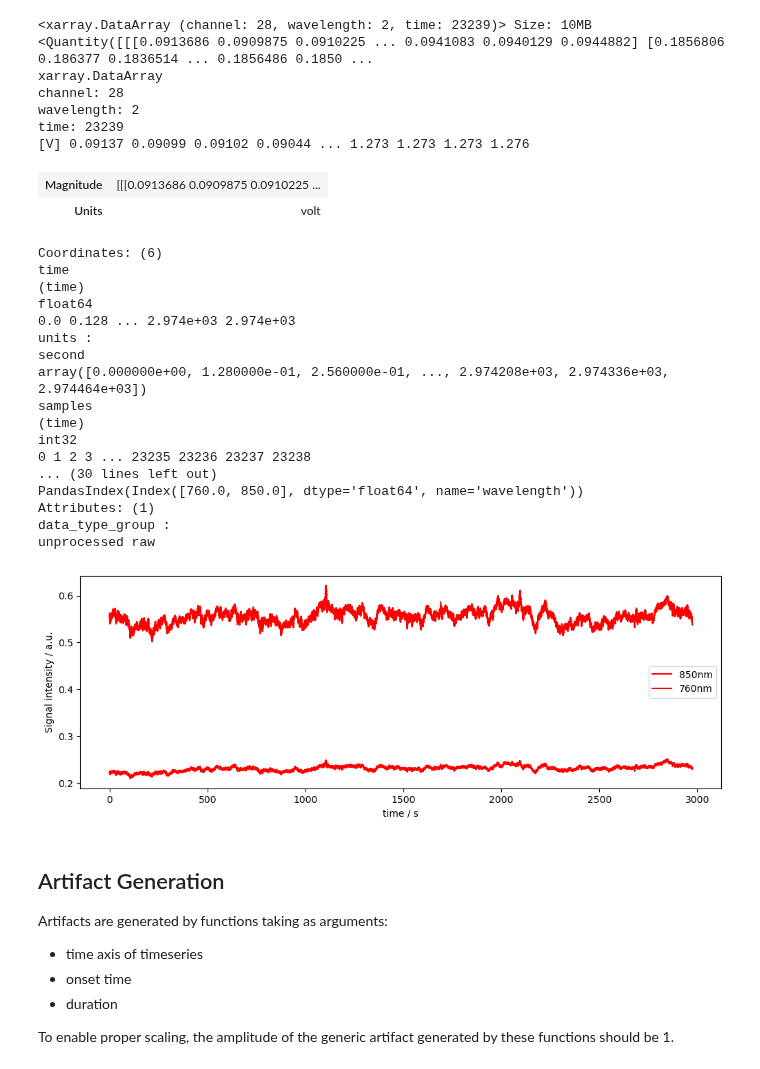
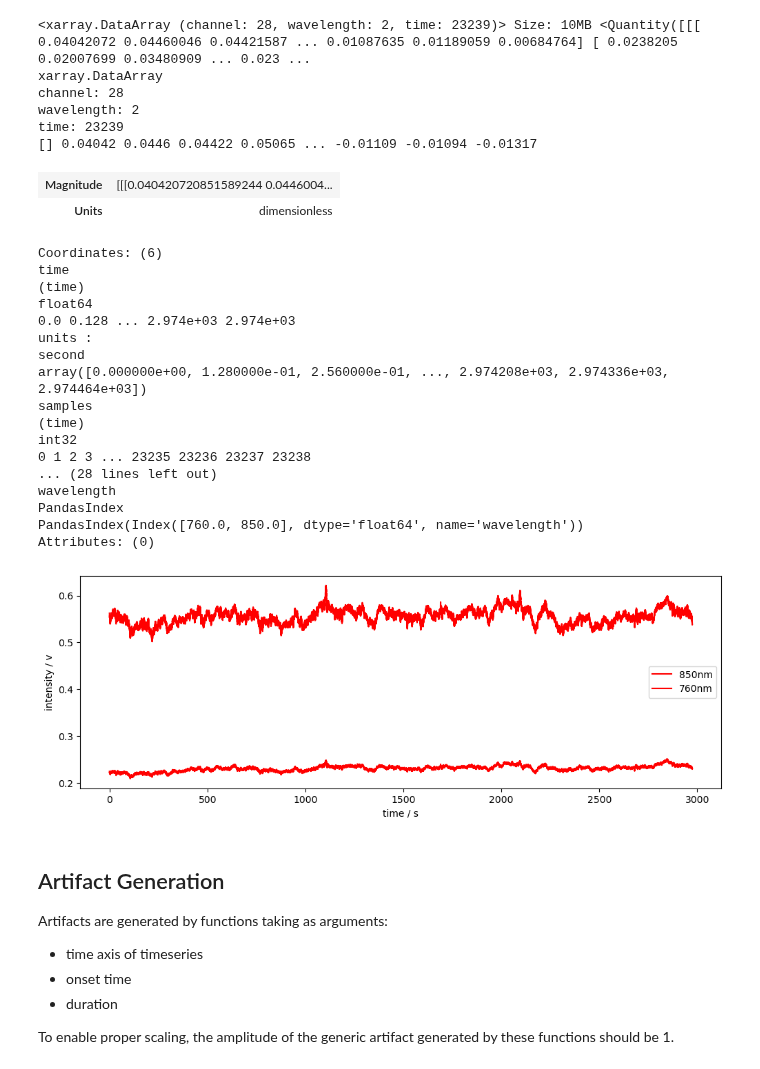
Before and after one commit to ibs-lab/cedalion, a Jupyter notebook: examples/synthetic_artifacts_example.ipynb, the cells around one changed output. Saved outputs shown, nothing was run; the diff lists cells and outputs as text; code cells hidden in the pictures.

```diff
--- a/examples/synthetic_artifacts_example.ipynb
+++ b/examples/synthetic_artifacts_example.ipynb
@@ -13,44 +13,45 @@ import numpy as np
 
 import cedalion.sim.synthetic_artifact as sa
 
 rec = datasets.get_fingertapping()
 rec["od"] = cedalion.nirs.int2od(rec["amp"])
 
 f,ax = p.subplots(1,1, figsize=(12,4))
 ax.plot( rec["amp"].time, rec["amp"].sel(channel="S3D3", wavelength="850"), "r-", label="850nm")
 ax.plot( rec["amp"].time, rec["amp"].sel(channel="S3D3", wavelength="760"), "r-", label="760nm")
 p.legend()
 ax.set_xlabel("time / s")
-ax.set_ylabel("Signal intensity / a.u.")
+ax.set_ylabel("intensity / v")
 
-display(rec["amp"])
+
+display(rec["od"])
 # %% [output]
-<xarray.DataArray (channel: 28, wavelength: 2, time: 23239)> Size: 10MB <Quantity([[[0.0913686 0.0909875 0.0910225 ... 0.0941083 0.0940129 0.0944882] [0.1856806 0.186377 0.1836514 ... 0.1856486 0.1850 ...
+<xarray.DataArray (channel: 28, wavelength: 2, time: 23239)> Size: 10MB <Quantity([[[ 0.04042072 0.04460046 0.04421587 ... 0.01087635 0.01189059 0.00684764] [ 0.0238205 0.02007699 0.03480909 ... 0.023 ...
 xarray.DataArray
 channel: 28
 wavelength: 2
 time: 23239
-[V] 0.09137 0.09099 0.09102 0.09044 ... 1.273 1.273 1.273 1.276
+[] 0.04042 0.0446 0.04422 0.05065 ... -0.01109 -0.01094 -0.01317
-| Magnitude | [[[0.0913686 0.0909875 0.0910225 ... |
-| Units | volt |
+| Magnitude | [[[0.040420720851589244 0.0446004... |
+| Units | dimensionless |
 Coordinates: (6)
 time
 (time)
 float64
 0.0 0.128 ... 2.974e+03 2.974e+03
 units :
 second
 array([0.000000e+00, 1.280000e-01, 2.560000e-01, ..., 2.974208e+03, 2.974336e+03, 2.974464e+03])
 samples
 (time)
 int32
 0 1 2 3 ... 23235 23236 23237 23238
-... (30 lines left out)
+... (28 lines left out)
+wavelength
+PandasIndex
 PandasIndex(Index([760.0, 850.0], dtype='float64', name='wavelength'))
-Attributes: (1)
-data_type_group :
-unprocessed raw
+Attributes: (0)
-[figure, old version]
+[figure, new version]
 # %% [markdown]
 ## Artifact Generation
 
```
Also changed, not shown: parts of 7 cells of this notebook, 6 other files.
